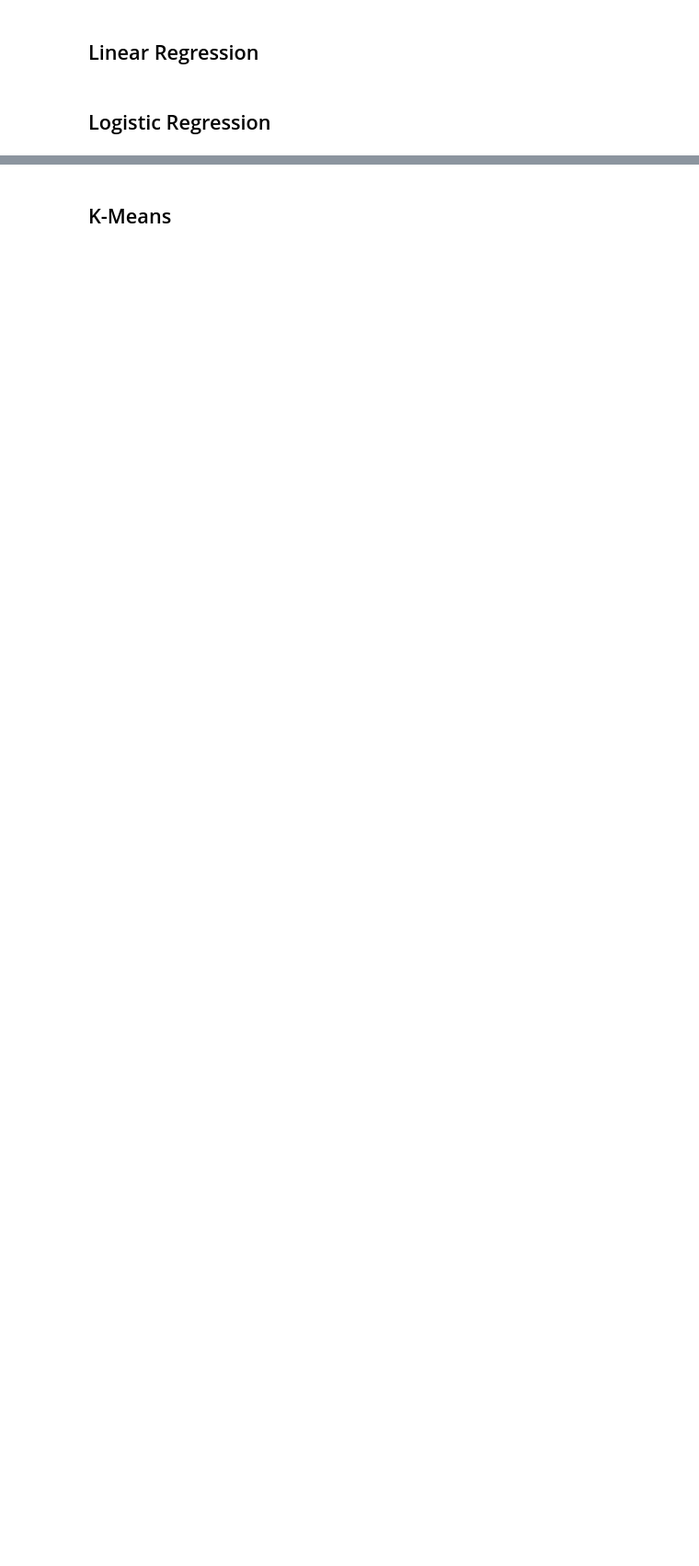
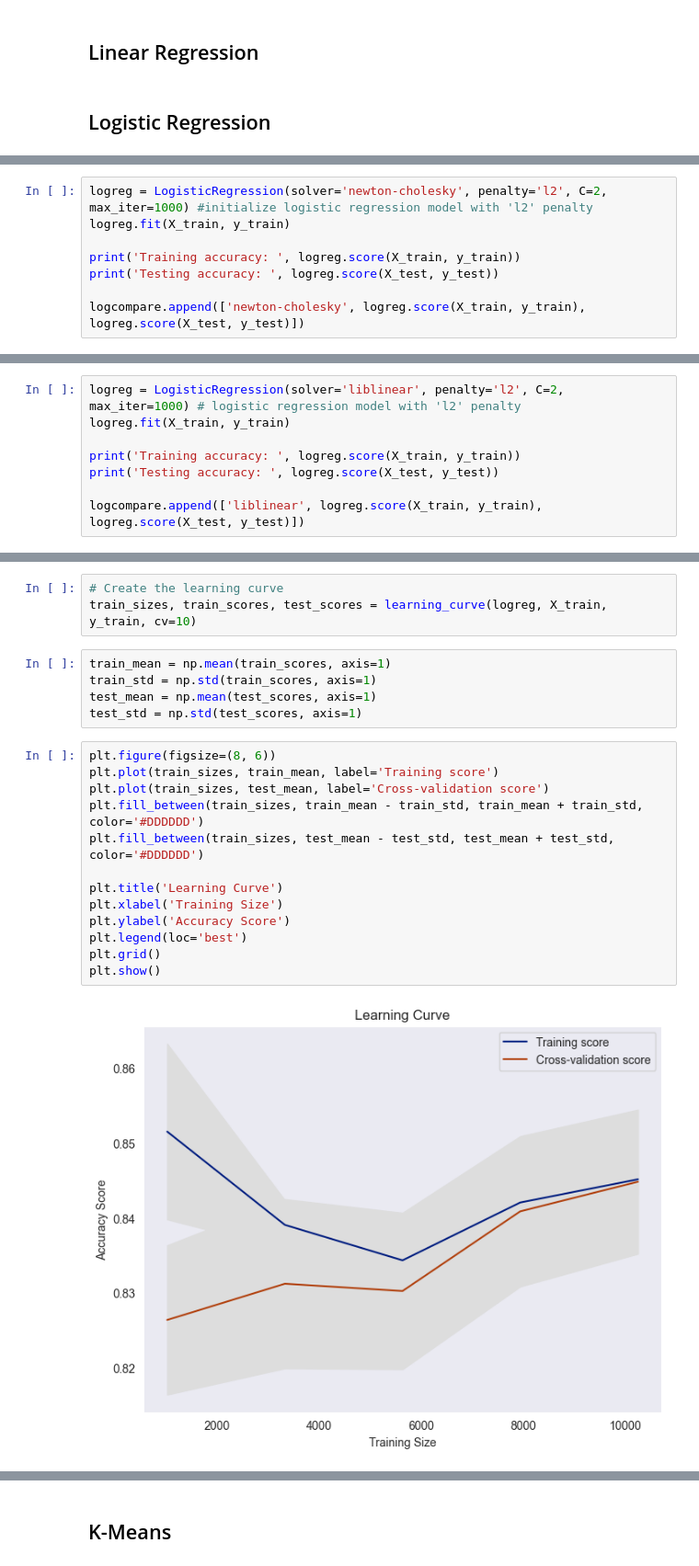
Before and after one commit to LutfiIzzat/MachineLearningProject, a Jupyter notebook: ML_Project.ipynb, the cells around one changed output, grey strips where cells are left out. Shown at 92% size. Cells and saved outputs as stored; diff of their text form; blank space fills up the shorter version.

```diff
--- a/ML_Project.ipynb
+++ b/ML_Project.ipynb
@@ -1160,0 +1224,8 @@ Testing set:  (4880, 17)
+# %%
+logreg = LogisticRegression(solver='newton-cholesky', penalty='l2', C=2, max_iter=1000) #initialize logistic regression model with 'l2' penalty
+logreg.fit(X_train, y_train)
+
+print('Training accuracy: ', logreg.score(X_train, y_train))
+print('Testing accuracy: ', logreg.score(X_test, y_test))
+
+logcompare.append(['newton-cholesky', logreg.score(X_train, y_train), logreg.score(X_test, y_test)])
@@ -1160,0 +1239,8 @@ Testing set:  (4880, 17)
+# %%
+logreg = LogisticRegression(solver='liblinear', penalty='l2', C=2, max_iter=1000) # logistic regression model with 'l2' penalty
+logreg.fit(X_train, y_train)
+
+print('Training accuracy: ', logreg.score(X_train, y_train))
+print('Testing accuracy: ', logreg.score(X_test, y_test))
+
+logcompare.append(['liblinear', logreg.score(X_train, y_train), logreg.score(X_test, y_test)])
@@ -1160,0 +1261,23 @@ Testing set:  (4880, 17)
+# %%
+# Create the learning curve
+train_sizes, train_scores, test_scores = learning_curve(logreg, X_train, y_train, cv=10)
+# %%
+train_mean = np.mean(train_scores, axis=1)
+train_std = np.std(train_scores, axis=1)
+test_mean = np.mean(test_scores, axis=1)
+test_std = np.std(test_scores, axis=1)
+# %%
+plt.figure(figsize=(8, 6))
+plt.plot(train_sizes, train_mean, label='Training score')
+plt.plot(train_sizes, test_mean, label='Cross-validation score')
+plt.fill_between(train_sizes, train_mean - train_std, train_mean + train_std, color='#DDDDDD')
+plt.fill_between(train_sizes, test_mean - test_std, test_mean + test_std, color='#DDDDDD')
+
+plt.title('Learning Curve')
+plt.xlabel('Training Size')
+plt.ylabel('Accuracy Score')
+plt.legend(loc='best')
+plt.grid()
+plt.show()
+# %% [output]
+[figure, added]
```
Also changed, not shown: parts of 38 cells of this notebook.
